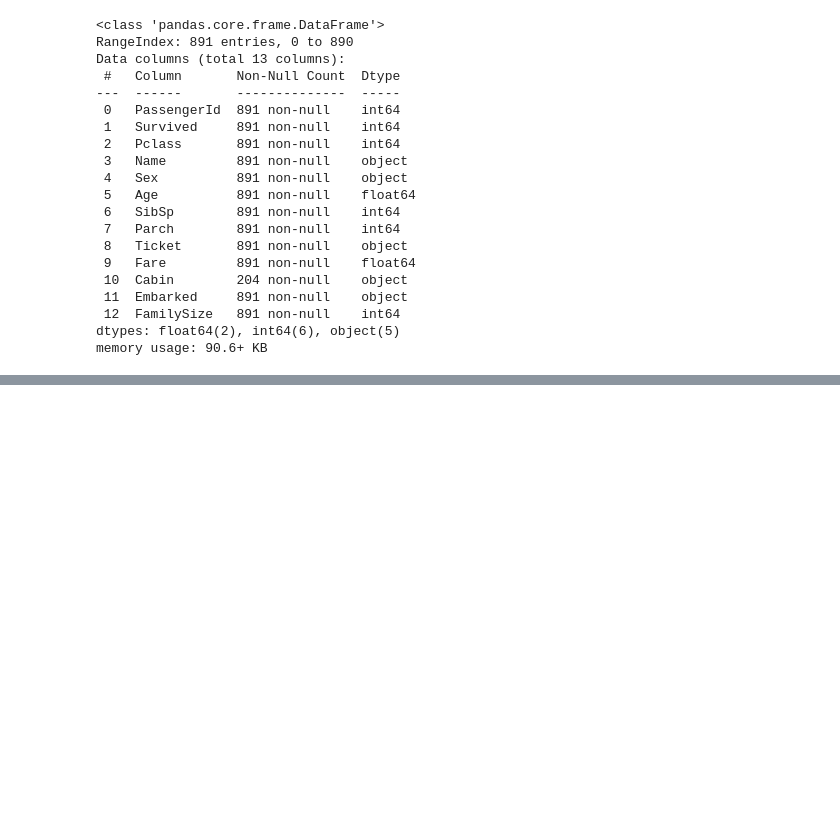
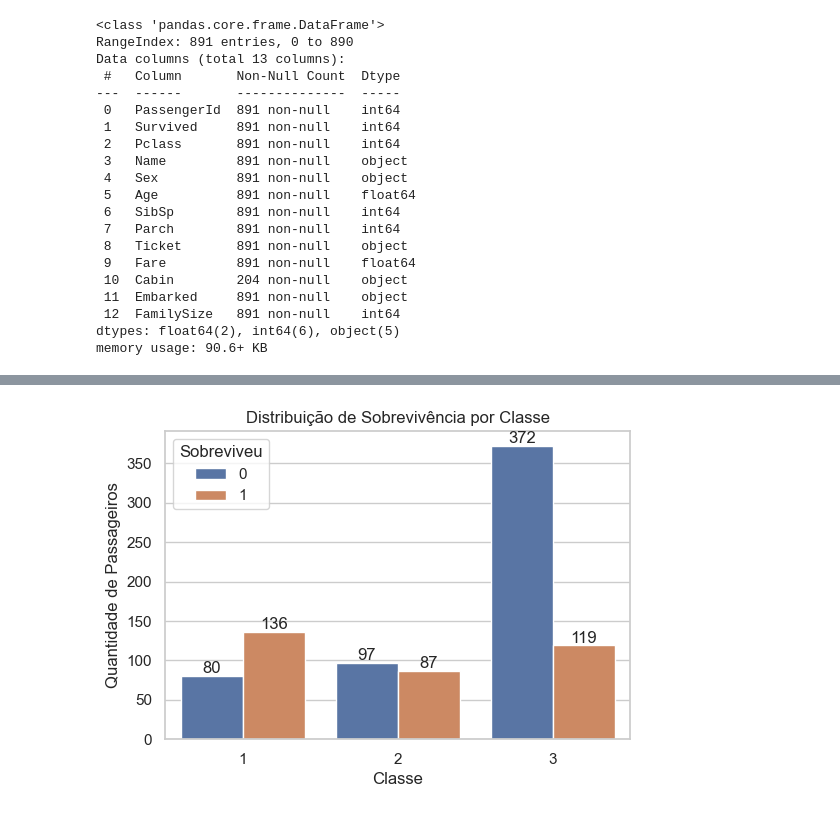
Before and after one commit to wellitonrocha/data_science_journey, a Jupyter notebook: Semana03_Python_Titanic/titanic_analysis.ipynb, the cells around one changed output, grey strips where cells are left out. Cells and saved outputs as stored; diff of their text form; code cells hidden in the pictures; blank space fills up the shorter version.

```diff
--- a/Semana03_Python_Titanic/titanic_analysis.ipynb
+++ b/Semana03_Python_Titanic/titanic_analysis.ipynb
@@ -274,0 +383,21 @@ A análise exploratória aprofundada será realizada nas próximas etapas.
+# %%
+plt.figure(figsize=(6,4))
+
+ax = sns.countplot(
+    data=df,
+    x="Pclass",
+    hue="Survived"
+)
+
+plt.title("Distribuição de Sobrevivência por Classe")
+plt.xlabel("Classe")
+plt.ylabel("Quantidade de Passageiros")
+plt.legend(title="Sobreviveu")
+
+# Rótulos
+for container in ax.containers:
+    ax.bar_label(container)
+
+plt.show()
+# %% [output]
+[figure, added]
```
Also changed, not shown: parts of 26 cells of this notebook, 1 other file.
